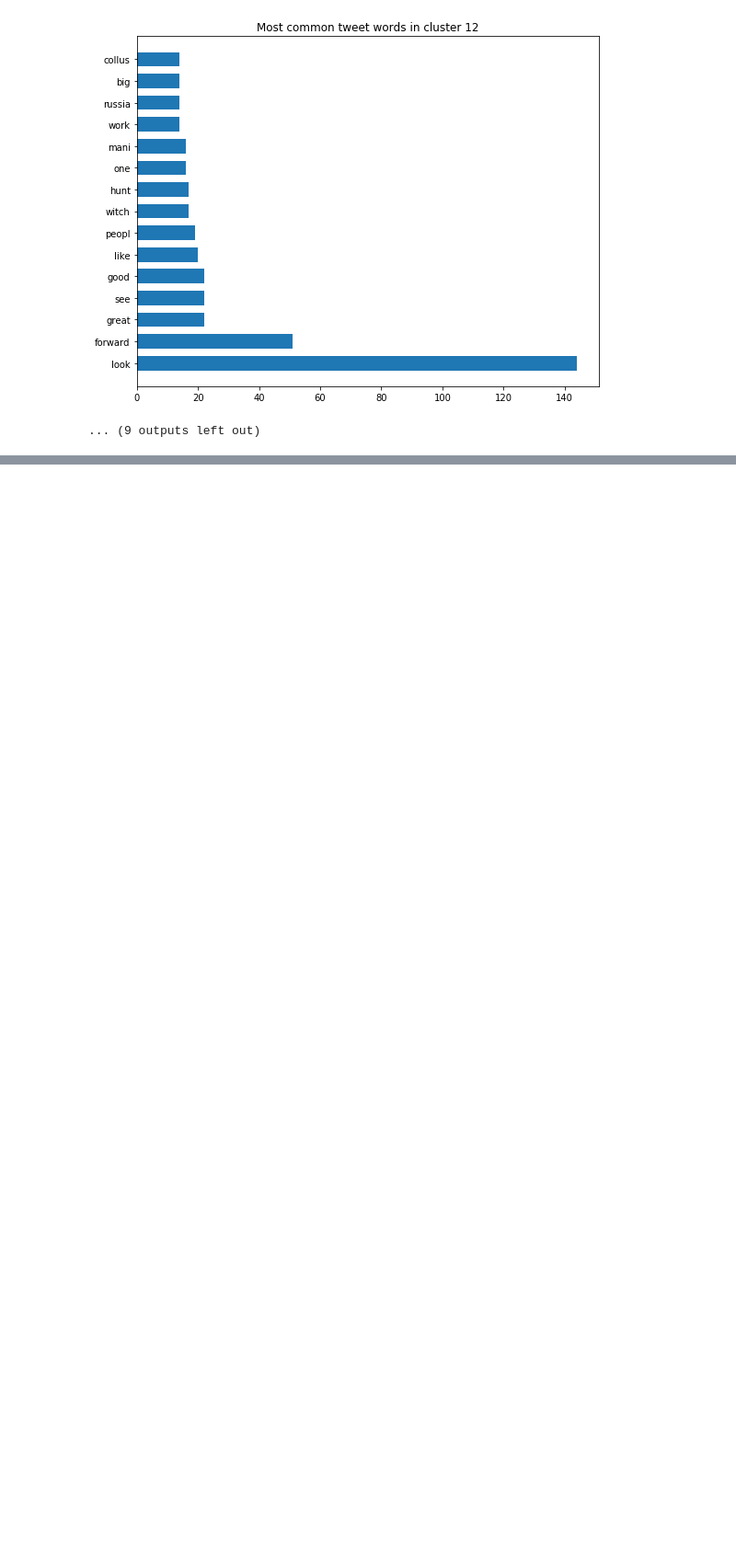
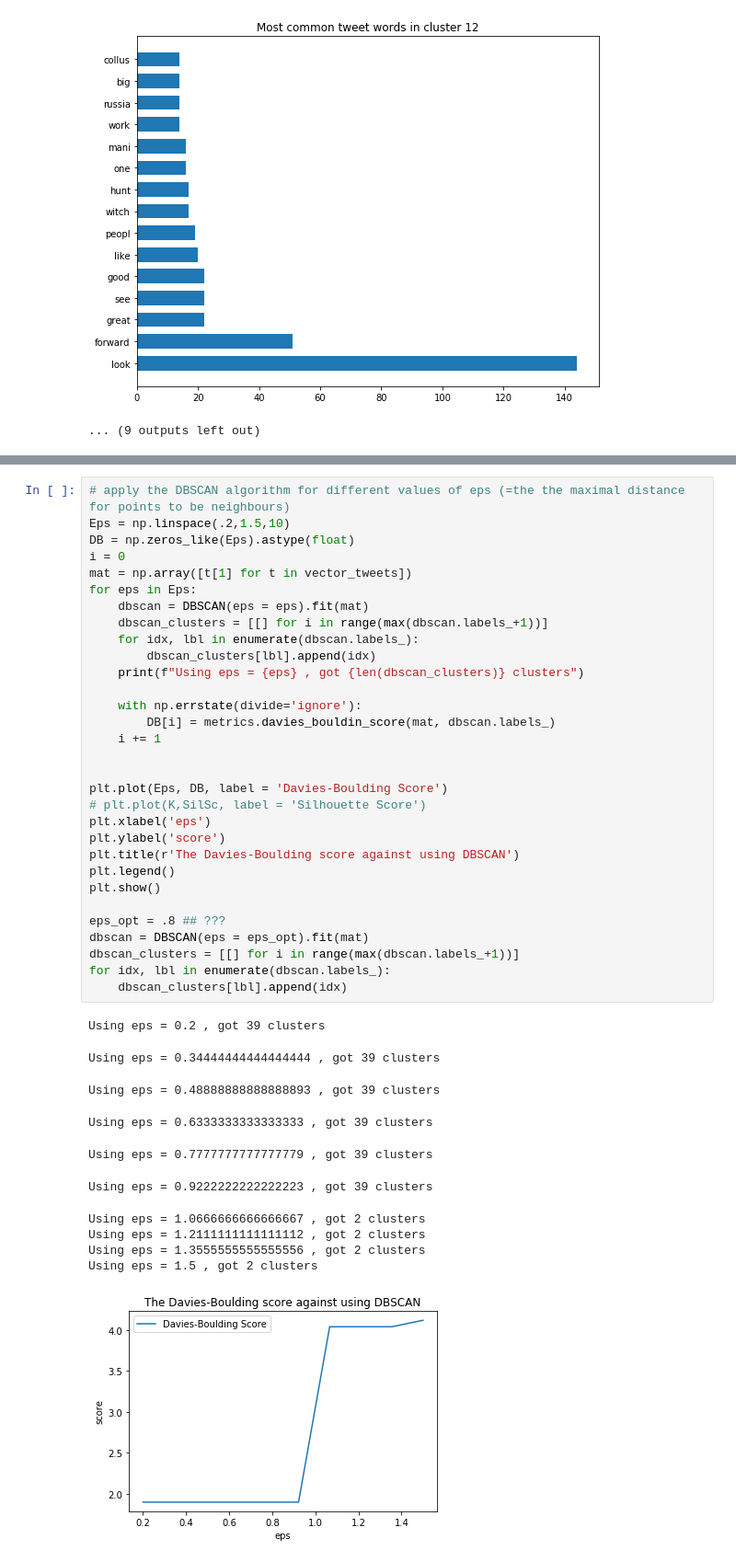
Before and after one commit to RojerGS/DataScience, a Jupyter notebook: TrumpTweetsClustering/dataExploration.ipynb, the cells around one changed output, grey strips where cells are left out. Shown: that part at 92% size. Saved outputs shown, nothing was run; the diff lists cells and outputs as text; blank space fills up the shorter version.

```diff
--- a/TrumpTweetsClustering/dataExploration.ipynb
+++ b/TrumpTweetsClustering/dataExploration.ipynb
@@ -426,0 +432,43 @@ We have 676 words, of which 341 are unique
+# %%
+# apply the DBSCAN algorithm for different values of eps (=the the maximal distance for points to be neighbours)
+Eps = np.linspace(.2,1.5,10)
+DB = np.zeros_like(Eps).astype(float)
+i = 0
+mat = np.array([t[1] for t in vector_tweets])
+for eps in Eps:
+    dbscan = DBSCAN(eps = eps).fit(mat)
+    dbscan_clusters = [[] for i in range(max(dbscan.labels_+1))]
+    for idx, lbl in enumerate(dbscan.labels_):
+        dbscan_clusters[lbl].append(idx)
+    print(f"Using eps = {eps} , got {len(dbscan_clusters)} clusters")
+
+    with np.errstate(divide='ignore'):
+        DB[i] = metrics.davies_bouldin_score(mat, dbscan.labels_)
+    i += 1
+
+
+plt.plot(Eps, DB, label = 'Davies-Boulding Score')
+# plt.plot(K,SilSc, label = 'Silhouette Score')
+plt.xlabel('eps')
+plt.ylabel('score')
+plt.title(r'The Davies-Boulding score against using DBSCAN')
+plt.legend()
+plt.show()
+
+eps_opt = .8 ## ???
+dbscan = DBSCAN(eps = eps_opt).fit(mat)
+dbscan_clusters = [[] for i in range(max(dbscan.labels_+1))]
+for idx, lbl in enumerate(dbscan.labels_):
+    dbscan_clusters[lbl].append(idx)
+# %% [output]
+Using eps = 0.2 , got 39 clusters
+Using eps = 0.34444444444444444 , got 39 clusters
+Using eps = 0.48888888888888893 , got 39 clusters
+Using eps = 0.6333333333333333 , got 39 clusters
+Using eps = 0.7777777777777779 , got 39 clusters
+Using eps = 0.9222222222222223 , got 39 clusters
+Using eps = 1.0666666666666667 , got 2 clusters
+Using eps = 1.2111111111111112 , got 2 clusters
+Using eps = 1.3555555555555556 , got 2 clusters
+Using eps = 1.5 , got 2 clusters
+[figure, added]
```
Also changed, not shown: parts of 5 cells of this notebook, 4 other files.
